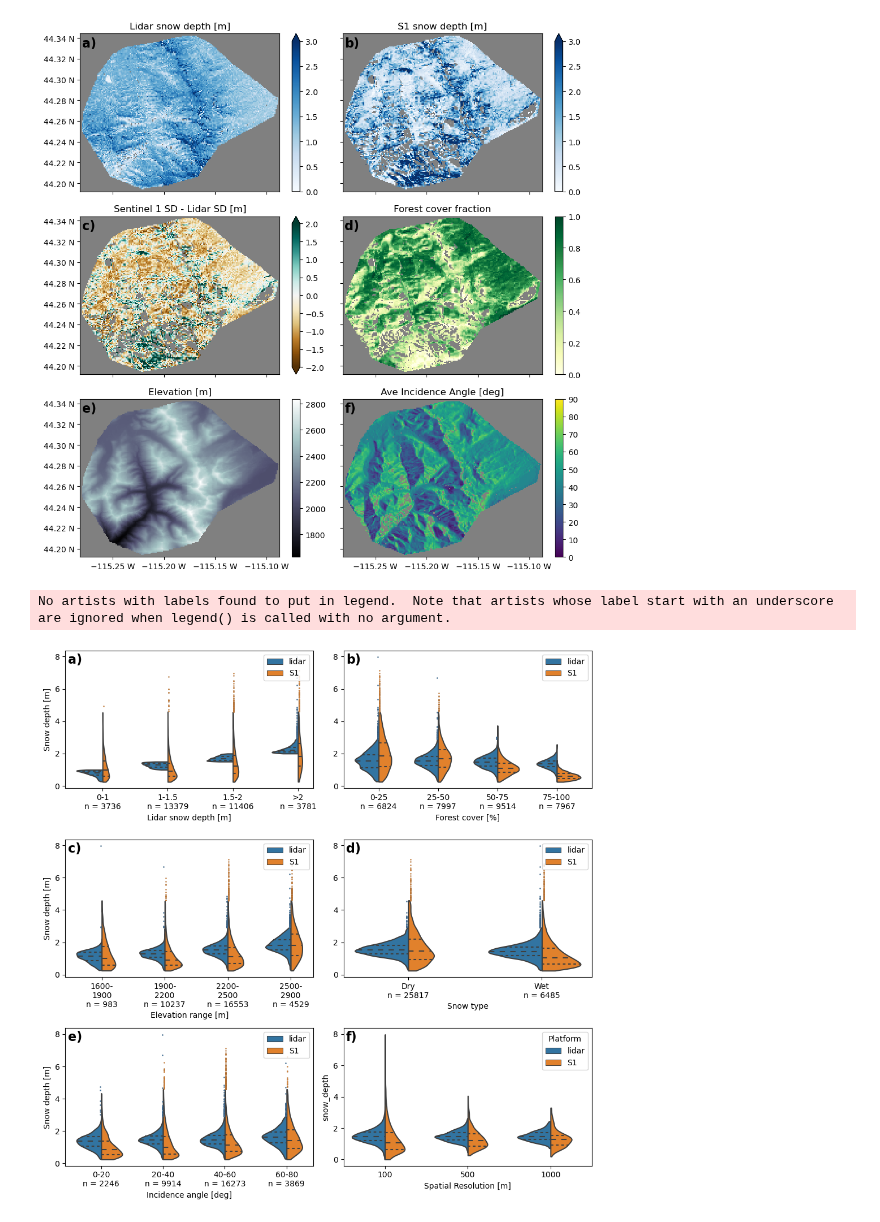
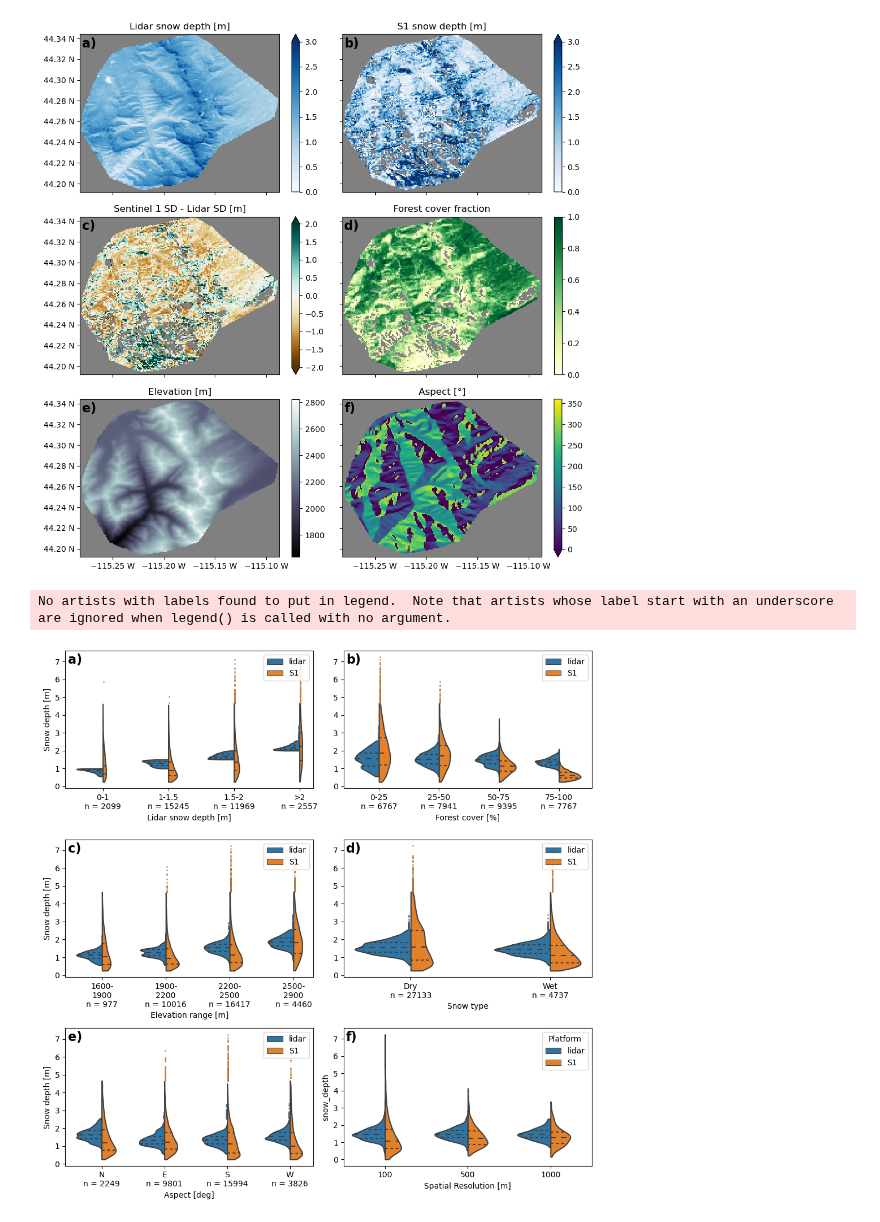
Before and after one commit to ZachHoppinen/spicy-analysis, a Jupyter notebook: src/compare/factors/ross_banner_figs.ipynb, the cells around one changed output. Cells and saved outputs as stored; diff of their text form; code cells hidden in the pictures.

```diff
--- a/src/compare/factors/ross_banner_figs.ipynb
+++ b/src/compare/factors/ross_banner_figs.ipynb
@@ -17,9 +19,10 @@ data = xr.open_dataset('~/scratch/spicy/SnowEx-Data/Banner_2021-03-15.nc')
 # data = xr.open_dataset('~/spicy-snow/SnowEx-Data/Banner_2021-03-15.nc')
 fig_dir = Path('/bsuhome/zacharykeskinen/spicy-analysis/figures/factors/banner')
 # %%
-data = retrieval_from_parameters(data, A = 1.5, B = 0.1, C = 0.59)
+data = retrieval_from_parameters(data, A = 1.5, B = 0.1, C = 0.60)
 # %%
 data['inc'] = data['s1'].sel(band = 'inc').mean('time')
+data['aspect'] = aspect(data['lidar-dem']) - 45
 # %%
 lidar = data['lidar-sd']
 spicy = data['snow_depth'].sel(time='2021-03-15', method='nearest').where(~pd.isnull(data['lidar-sd']), np.nan)
@@ -36,6 +39,7 @@ violin_['elev'] = data['lidar-dem'].values.flatten()
 violin_['wet_snow'] = wet_snow.values.flatten()
 violin_['inc_angle'] = np.rad2deg(inc_angle.values.flatten())
 # violin_['conf_angle'] = np.rad2deg(conf_angle.values.flatten())
+violin_['aspect'] = data['aspect'].values.flatten()
 
 violin_['sd_cat'] = pd.cut(violin_['lidar'],
                            bins=[0, 1, 1.5, 2, 10],
@@ -53,6 +57,10 @@ violin_['inc_cat'] = pd.cut(violin_['inc_angle'],
                            bins=[0, 20, 40, 60, 80],
                            labels=['0-20','20-40','40-60','60-80'],
                            include_lowest=True)
+violin_['aspect_cat'] = pd.cut(violin_['aspect'],
+                           bins=[-45, 45, 135, 225, 315],
+                           labels=['N','E','S','W'],
+                           include_lowest=True)
 # violin_['conf_cat'] = pd.cut(violin_['conf_angle'],
 #                            bins=[0, 35, 40, 45, 50, 80],
 #                            labels=['<35','35-40','40-45','45-50','>50'],
@@ -66,6 +74,7 @@ violin['fcf_cat'] = pd.Categorical(np.tile(violin_['fcf_cat'].values, 2), catego
 violin['elev_cat'] = pd.Categorical(np.tile(violin_['elev_cat'].values, 2),
                                     categories=['1600-\n1900','1900-\n2200','2200-\n2500','2500-\n2900'], ordered=True)
 violin['inc_cat'] = pd.Categorical(np.tile(violin_['inc_cat'].values, 2), categories=['0-20','20-40','40-60','60-80'], ordered=True)
+violin['aspect_cat'] = pd.Categorical(np.tile(violin_['aspect_cat'].values, 2), categories=['N','E','S','W'], ordered=True)
 # violin['conf_cat'] = pd.Categorical(np.tile(violin_['conf_cat'].values, 2), categories=['<35','35-40','40-45','45-50','>50'], ordered=True)
 
 
@@ -93,8 +102,9 @@ diff.plot(ax=axes[1,0], cmap=diff_cmap, vmin=-2, vmax=2, cbar_kwargs={'label':''
 data['fcf'].where(~pd.isnull(spicy)).plot(ax=axes[1,1], cmap=fcf_cmap, cbar_kwargs={'label':''})#'Forest cover fraction'})
 data['lidar-dem'].plot(ax=axes[2,0], cmap=dem_cmap, cbar_kwargs={'label':''})#'Elevation [m]'})
 
+data['aspect'].plot(ax = axes[2, 1], cmap = conf_cmap, vmin = 0, vmax = 360, cbar_kwargs={'label':''})
 # data['wet_snow'].sel(time = '2021-03-15', method = 'nearest').where(~pd.isnull(spicy)).plot(ax=axes[2,1], cmap=fcf_cmap, cbar_kwargs={'label':''})
-np.rad2deg(inc_angle).plot(ax = axes[2, 1], cmap = conf_cmap, vmin = 0, vmax = 90, cbar_kwargs={'label':''})
+# np.rad2deg(inc_angle).plot(ax = axes[2, 1], cmap = conf_cmap, vmin = 0, vmax = 90, cbar_kwargs={'label':''})
 # np.rad2deg(data['inc']).where(~pd.isnull(lidar)).plot(ax = axes[2, 1], cmap = conf_cmap, vmin = 0, vmax = 60, cbar_kwargs={'label':''})
 # diff_coarse = lidar.coarsen(x = 5, y = 5, boundary = 'pad').mean() - spicy.coarsen(x = 5, y = 5, boundary = 'pad').mean()
 # diff_coarse.plot(ax = axes[2, 1], cmap = diff_cmap, vmin = -2, vmax = 2, cbar_kwargs={'label':''})
@@ -111,7 +121,7 @@ axes[0,1].set_title('S1 snow depth [m]')
 axes[1,0].set_title('Sentinel 1 SD - Lidar SD [m]')
 axes[1,1].set_title('Forest cover fraction')
 axes[2,0].set_title('Elevation [m]')
-axes[2,1].set_title('Ave Incidence Angle [deg]')
+axes[2,1].set_title('Aspect [°]')
 
 master_xlim = axes[0,0].get_xlim()
 master_ylim = axes[0,0].get_ylim()
@@ -137,37 +147,37 @@ for i, axx in enumerate(axes.flatten()):# [ax[0,0], ax[0,1], ax[1,0]]:
     #     print('after 0-3', master_xlabels)
     if i in [0]:
         # print('before 0',master_ylabels)
         axx.set_yticks(master_yticks, labels=[l+' N' for l in [lab.get_text() for lab in master_ylabels]])
         # print('after 0',master_ylabels)
     elif i in [2,4]:
         # print('before 2,4',master_ylabels)
         axx.set_yticks(master_yticks, labels=master_ylabels)
         # print('after 2,4',master_ylabels)
 
 axes[0,0].set_xticks(master_xticks, labels=['']*6)
 axes[0,1].set_xticks(master_xticks, labels=['']*6)
 axes[1,0].set_xticks(master_xticks, labels=['']*6)
 axes[1,1].set_xticks(master_xticks, labels=['']*6)
 axes[0,1].set_xticks(master_xticks, labels=['']*6)
 # ax[1,1].set_xticks(master_xticks, labels=master_xlabels)
 # ax[2,1].set_xticks(master_xticks, labels=master_xlabels)
 
 axes[0,1].set_yticks(master_yticks, labels=['']*len(master_yticks))
 axes[1,1].set_yticks(master_yticks, labels=['']*len(master_yticks))
 axes[2,1].set_yticks(master_yticks, labels=['']*len(master_yticks))
 
 for ax, letter in zip(axes.flatten(), ['a','b','c','d','e','f']):
     ax.text(0.01, 0.98,f'{letter})', transform=ax.transAxes, ha = 'left', va = 'top', weight='bold', size = 16)
 
 
-for axx in axes.flatten():
-    axx.set_xlim(master_xlim)
-    axx.set_ylim(master_ylim)
+for ax in axes.flatten():
+    ax.set_xlim(master_xlim)
+    ax.set_ylim(master_ylim)
 
 plt.tight_layout()
 plt.savefig(fig_dir.joinpath('banner_maps.png'))
 # %% [output]
-[figure, old version]
+[figure, new version]
 # %%
 # Subset data
 # drop NaN
@@ -191,7 +201,7 @@ sns.violinplot(data=violin, x='sd_cat', y='snow_depth', hue='Platform', split=Tr
 sns.violinplot(data=violin, x='fcf_cat', y='snow_depth', hue='Platform', split=True, inner='quartile', ax=ax[0,1], cut=0)
 sns.violinplot(data=violin, x='elev_cat', y='snow_depth', hue='Platform', split=True, inner='quartile', ax=ax[1,0], cut=0)
 sns.violinplot(data=violin, x='wet_snow', y='snow_depth', hue='Platform', split=True, inner='quartile', ax=ax[1,1], cut=0)
-sns.violinplot(data=violin, x='inc_cat', y='snow_depth', hue='Platform', split=True, inner='quartile', ax=ax[2,0], cut=0)
+sns.violinplot(data=violin, x='aspect_cat', y='snow_depth', hue='Platform', split=True, inner='quartile', ax=ax[2,0], cut=0)
 # sns.violinplot(data=violin, x='conf_cat', y='snow_depth', hue='Platform', split=True, inner='quartile', ax=ax[2,1], cut=0)
 # Set wet snow labels before full label adjustment
 ax[1,1].set_xticklabels(['Dry','Wet'])
@@ -207,7 +217,7 @@ for cat in ['sd_cat', 'fcf_cat', 'elev_cat','inc_cat']:
 axes = [ax[0,0], ax[0,1], ax[1,0], ax[1,1], ax[2,0], ax[2,1]]
 cols = ['sd_cat','fcf_cat','elev_cat','wet_snow', 'inc_cat']
 x_labs = {'sd_cat':'Lidar snow depth [m]','fcf_cat':'Forest cover [%]','elev_cat':'Elevation range [m]','wet_snow':'Snow type',
-          'inc_cat':'Incidence angle [deg]'}
+          'inc_cat':'Aspect [deg]'}
 
 for axx, col in zip(axes, cols):
     components = list(zip([lab.get_text() for lab in axx.get_xticklabels()],violin[col].value_counts(sort=False).values))
@@ -274,4 +284,4 @@ plt.tight_layout()
 plt.savefig(fig_dir.joinpath('banner_violins.png'))
 # %% [output]
 No artists with labels found to put in legend.  Note that artists whose label start with an underscore are ignored when legend() is called with no argument.
-[figure, old version]
+[figure, new version]
```
Also changed, not shown: parts of 1 cell of this notebook, 13 other files.
